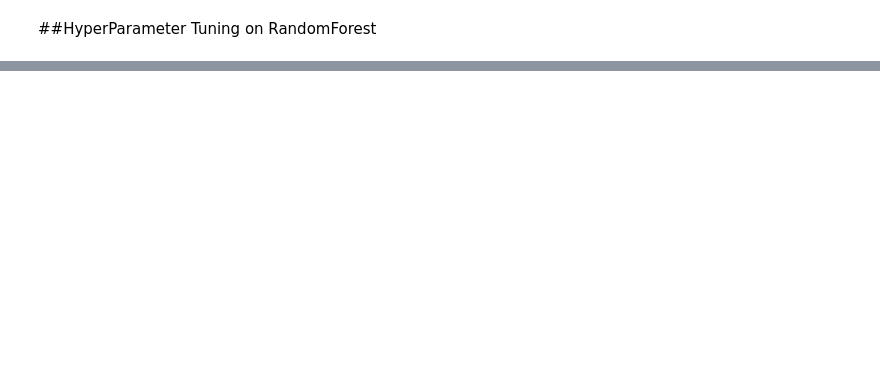
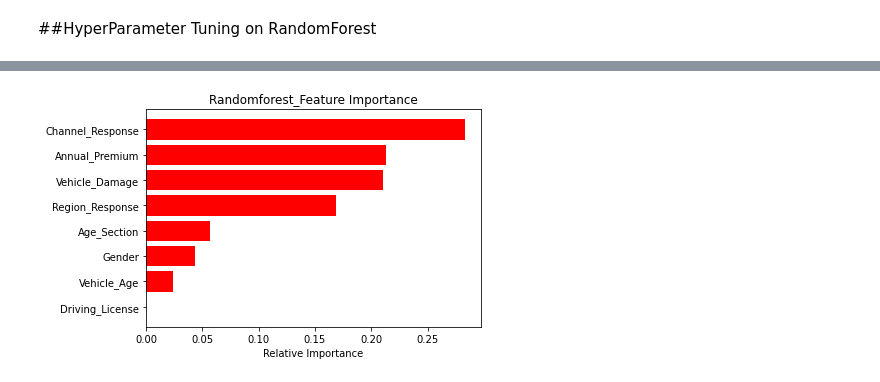
Before and after one commit to gauriagarwal18/HEALTH-INSURANCE-CROSS-SELL-PREDICTION, a Jupyter notebook: HEALTH_INSURANCE_CROSS_SELL_PREDICTION.ipynb, the cells around one changed output, grey strips where cells are left out. Cells and saved outputs as stored; diff of their text form; code cells hidden in the pictures; blank space fills up the shorter version.

```diff
--- a/HEALTH_INSURANCE_CROSS_SELL_PREDICTION.ipynb
+++ b/HEALTH_INSURANCE_CROSS_SELL_PREDICTION.ipynb
@@ -1302,4 +1369,4 @@ print(classification_report(y_test,RF_test_pred))
 # %%
 grid_value = {'max_depth':[5,6],'min_samples_split':[10,20]}
 RF_tuned = GridSearchCV(RF,grid_value, scoring = 'roc_auc', cv = 3)
-#RF_tuned.fit(x_train,y_train)
+RF_tuned.fit(x_train,y_train)
@@ -1316,9 +1389,11 @@ features = x_train.columns
 importances = RF.feature_importances_
 indices = np.argsort(importances)
 # %%
-plt.title('Feature Importance')
+plt.title('Randomforest_Feature Importance')
 plt.barh(range(len(indices)), importances[indices], color='red', align='center')
 plt.yticks(range(len(indices)), [features[i] for i in indices])
 plt.xlabel('Relative Importance')
 
 plt.show()
+# %% [output]
+[figure, added]
```
Also changed, not shown: parts of 38 cells of this notebook.
